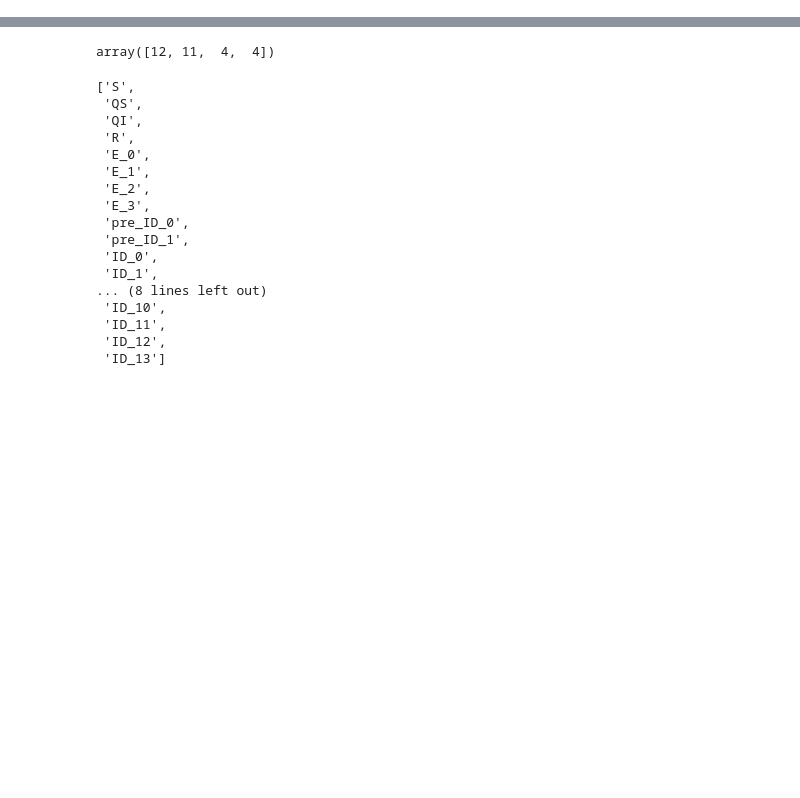
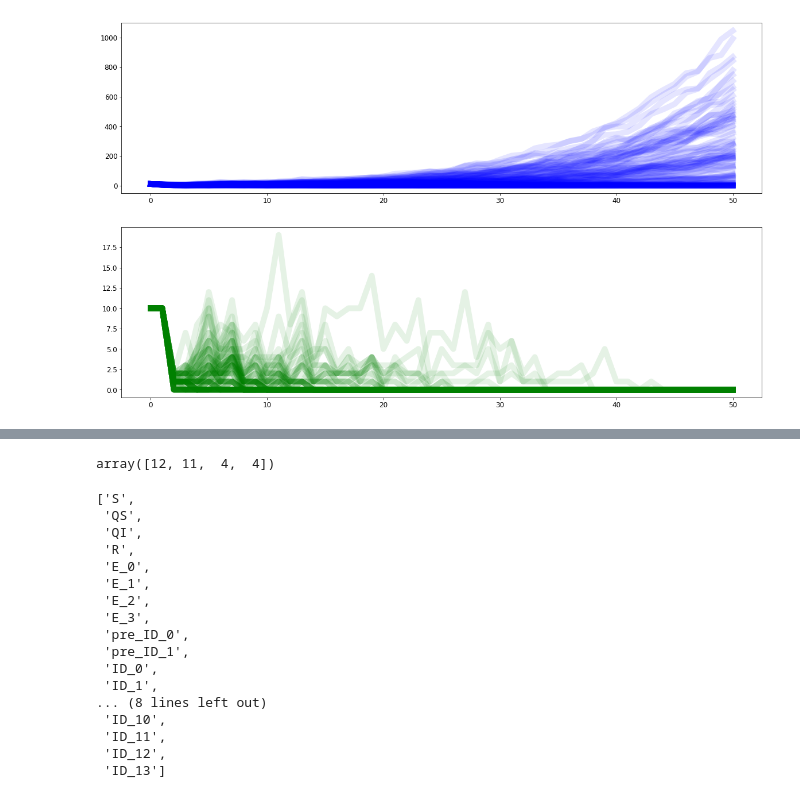
Before and after one commit to peter-i-frazier/group-testing, a Jupyter notebook: notebooks/simulations_v2_example.ipynb, the cells around one changed output, grey strips where cells are left out. Cells and saved outputs as stored; diff of their text form; code cells hidden in the pictures; blank space fills up the shorter version.

Commit message:
update stochastic simulation code and notebook

```diff
--- a/notebooks/simulations_v2_example.ipynb
+++ b/notebooks/simulations_v2_example.ipynb
@@ -45,0 +50,37 @@ sim = StochasticSimulation(params)
+# %%
+new_params = params.copy()
+new_params['days_between_tests'] = 2
+new_params['test_population_fraction'] = 1
+new_sim = StochasticSimulation(new_params)
+new_dfs = []
+for _ in range(100):
+    new_dfs.append(new_sim.run_new_trajectory(50))
+# %%
+import matplotlib.pyplot as plt
+%matplotlib inline
+
+plt.rcParams['font.size'] = 12
+
+def add_plot(df, params, color='blue'):
+    cols = ['ID_{}'.format(x) for x in range(params['max_time_ID'])] + \
+            ['pre_ID_{}'.format(x) for x in range(params['max_time_pre_ID'])]
+    plt.plot(df[cols].sum(axis=1), linewidth=10.0, alpha=0.1, color=color)
+
+
+plt.figure(figsize=(20,12))
+
+plt.subplot(2,1,1)
+
+for df in dfs:
+    add_plot(df, params)
+
+plt.subplot(2,1,2)
+
+for df in new_dfs:
+    add_plot(df, params, color='green')
+
+
+
+plt.show()
+# %% [output]
+[figure, added]
```
Also changed, not shown: parts of 7 cells of this notebook, 1 other file.
